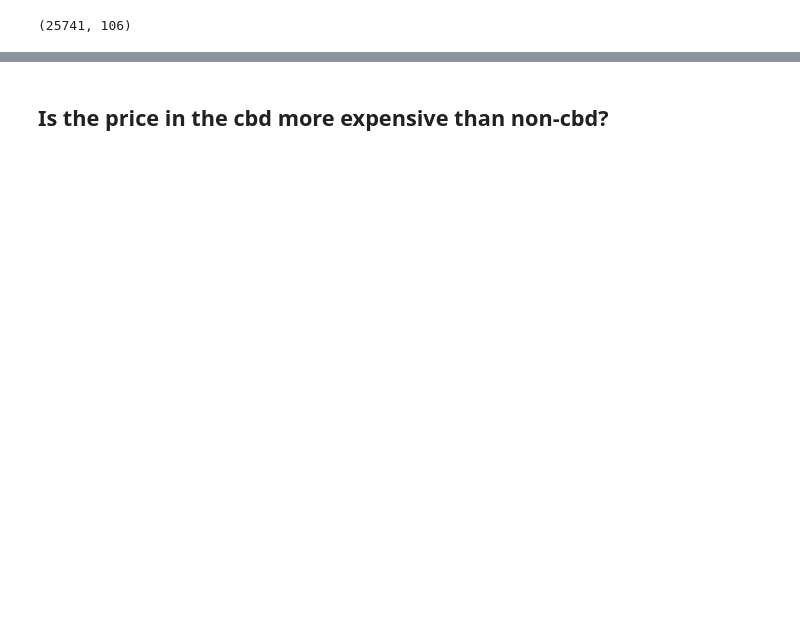
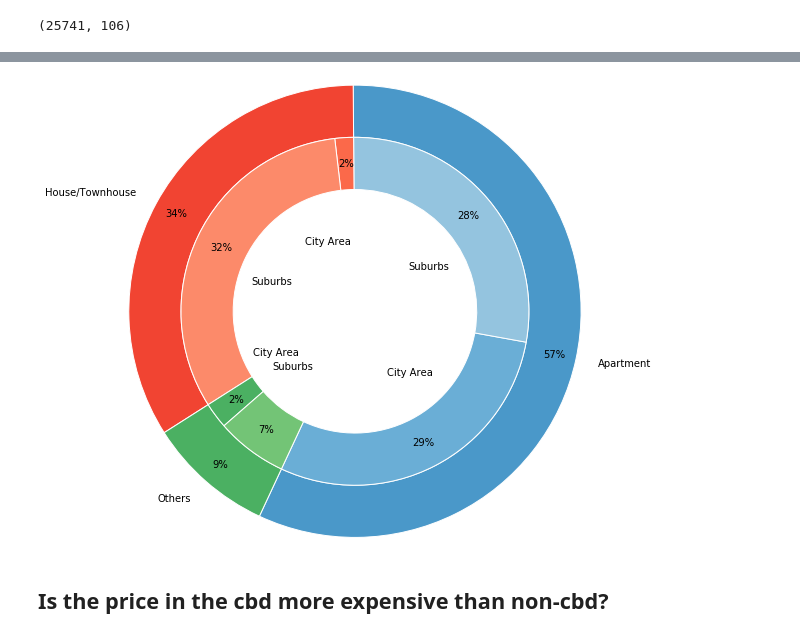
Before and after one commit to devmx00/melbourne-airbnb, a Jupyter notebook: melbourne_airbnb.ipynb, the cells around one changed output, grey strips where cells are left out. Saved outputs shown, nothing was run; the diff lists cells and outputs as text; code cells hidden in the pictures; blank space fills up the shorter version.

```diff
--- a/melbourne_airbnb.ipynb
+++ b/melbourne_airbnb.ipynb
@@ -25,2 +71,29 @@ df.head()
+# %%
+# outer circle
+outer_label = ['Apartment','House/Townhouse','Others']
+outer = df['property_type'].value_counts(normalize=True).values
+
+# inner circle
+inner_label = ['City Area','Suburbs','City Area','Suburbs','City Area','Suburbs']
+inner = df.groupby(['property_type'])['area'].value_counts(normalize=True).sort_index()
+
+inner = [outer[0]*inner[0],
+         outer[0]*inner[1],
+         outer[1]*inner[2],
+         outer[1]*inner[3],
+         outer[2]*inner[4],
+         outer[2]*inner[5]]
+
+size=0.3
+a, b, c=[plt.cm.Blues, plt.cm.Reds, plt.cm.Greens]
+
+fig, ax = plt.subplots(figsize=[10,8])
+ax.axis('equal')
+ax.pie(outer, radius=1.3, labels=outer_label,wedgeprops=dict(width=size, edgecolor='w'),colors= [a(0.6), b(0.6), c(0.6)],startangle=-115,autopct='%.f%%',pctdistance=0.9)
+ax.pie(inner, radius=1.3-0.3, labels=inner_label,labeldistance=0.4, wedgeprops=dict(width=size, edgecolor='w'), colors=[a(0.5), a(0.4), b(0.5), b(0.4), c(0.6), c(0.5)],startangle=-115,autopct='%.f%%',pctdistance=0.85);
+
+plt.savefig('1.png')
+# %% [output]
+[figure, added]
 # %% [markdown]
 ## Is the price in the cbd more expensive than non-cbd?
```
Also changed, not shown: parts of 27 cells of this notebook, 6 other files.
